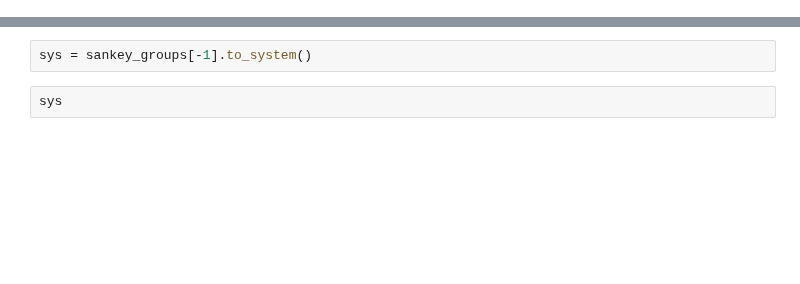
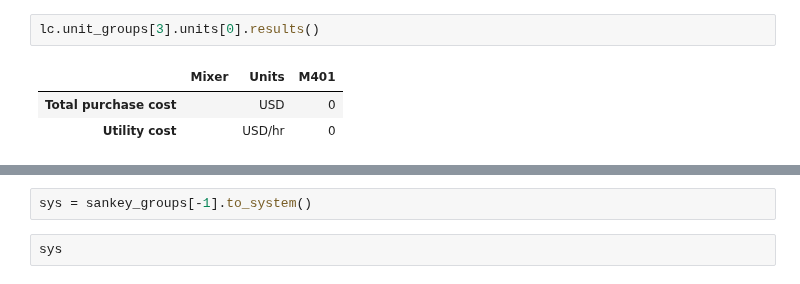
Before and after one commit to BioSTEAMDevelopmentGroup/Bioindustrial-Park, a Jupyter notebook: BioSTEAM 2.x.x/biorefineries/lipidcane2g/sankey_plot.ipynb, the cells around one changed output, grey strips where cells are left out. Saved outputs shown, nothing was run; the diff lists cells and outputs as text; blank space fills up the shorter version.

```diff
--- a/BioSTEAM 2.x.x/biorefineries/lipidcane2g/sankey_plot.ipynb
+++ b/BioSTEAM 2.x.x/biorefineries/lipidcane2g/sankey_plot.ipynb
@@ -39,0 +129,6 @@ sankey_installed_cost
+# %%
+lc.unit_groups[3].units[0].results()
+# %% [output]
+|  | Mixer | Units | M401 |
+| Total purchase cost |  | USD | 0 |
+| Utility cost |  | USD/hr | 0 |
```
Also changed, not shown: parts of 14 cells of this notebook, 12 other files.
